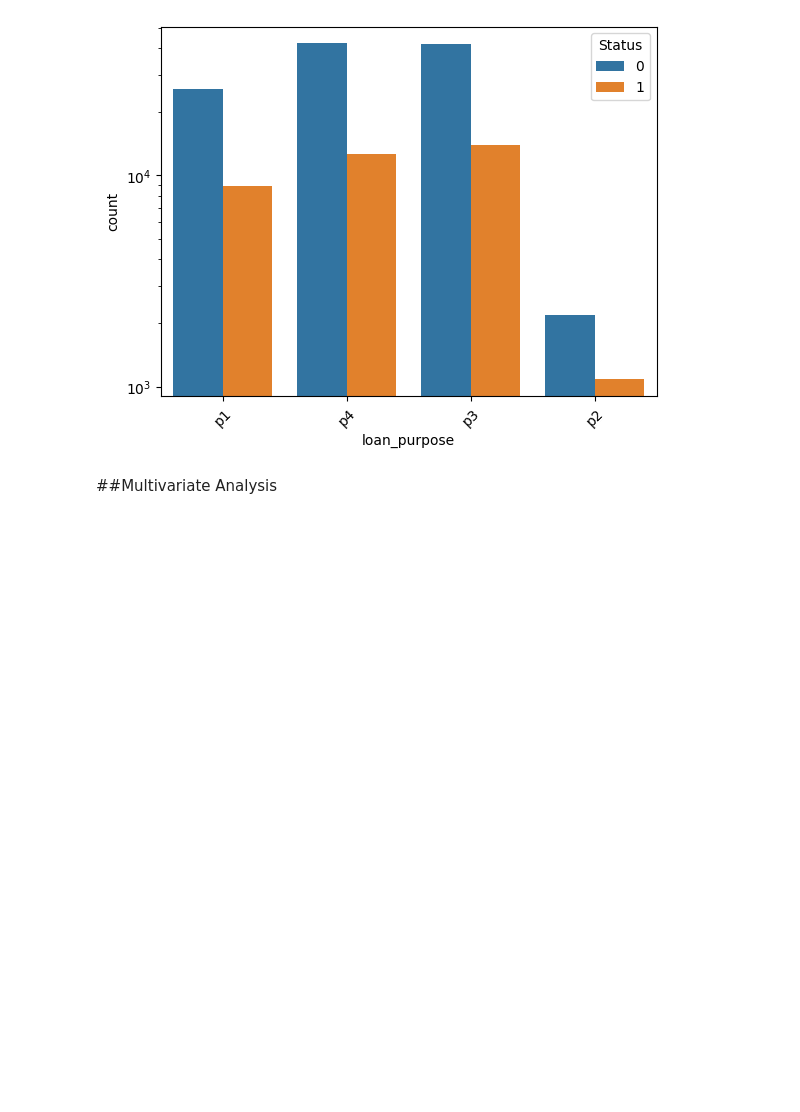
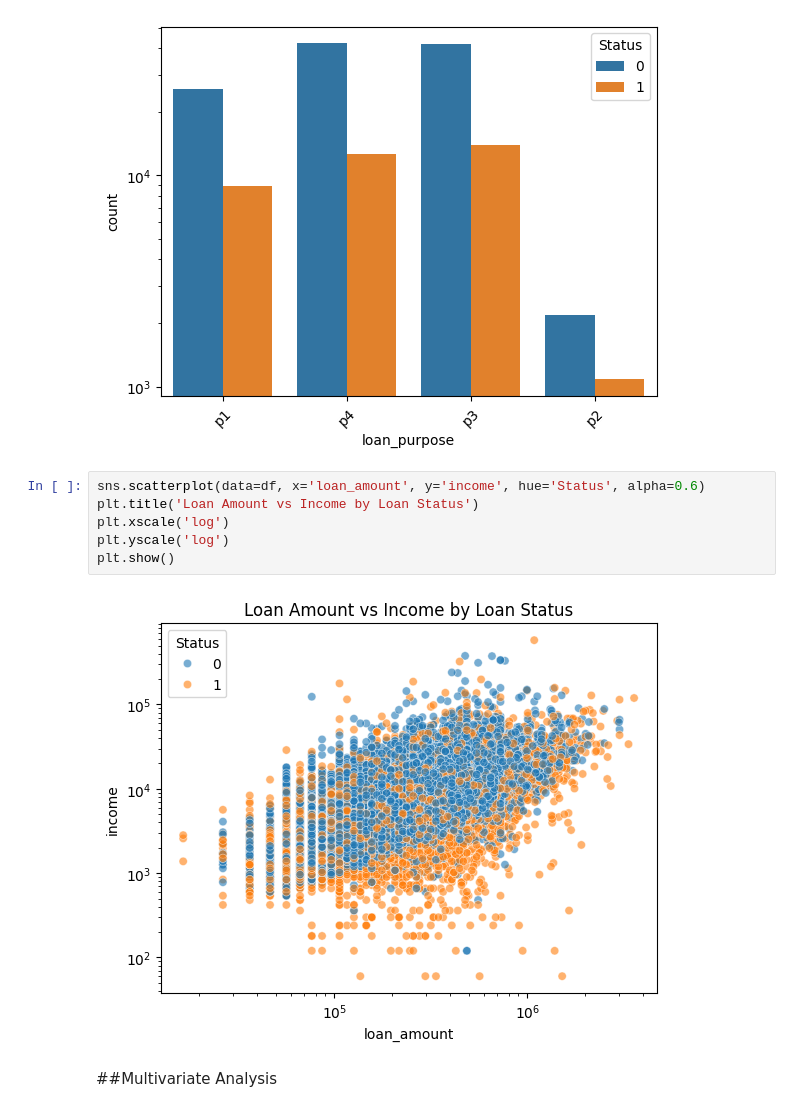
Before and after one commit to angiegh2002/Loan_Default_Detection, a Jupyter notebook: DM&ML.ipynb, the cells around one changed output. Cells and saved outputs as stored; diff of their text form; blank space fills up the shorter version.

```diff
--- a/DM&ML.ipynb
+++ b/DM&ML.ipynb
@@ -455,6 +463,14 @@ plt.xticks(rotation=45)
 ([0, 1, 2, 3],
  [Text(0, 0, 'p1'), Text(1, 0, 'p4'), Text(2, 0, 'p3'), Text(3, 0, 'p2')])
 [figure]
+# %%
+sns.scatterplot(data=df, x='loan_amount', y='income', hue='Status', alpha=0.6)
+plt.title('Loan Amount vs Income by Loan Status')
+plt.xscale('log')
+plt.yscale('log')
+plt.show()
+# %% [output]
+[figure, added]
 # %% [markdown]
 ##Multivariate Analysis
 # %%
```
Also changed, not shown: parts of 3 cells of this notebook.
